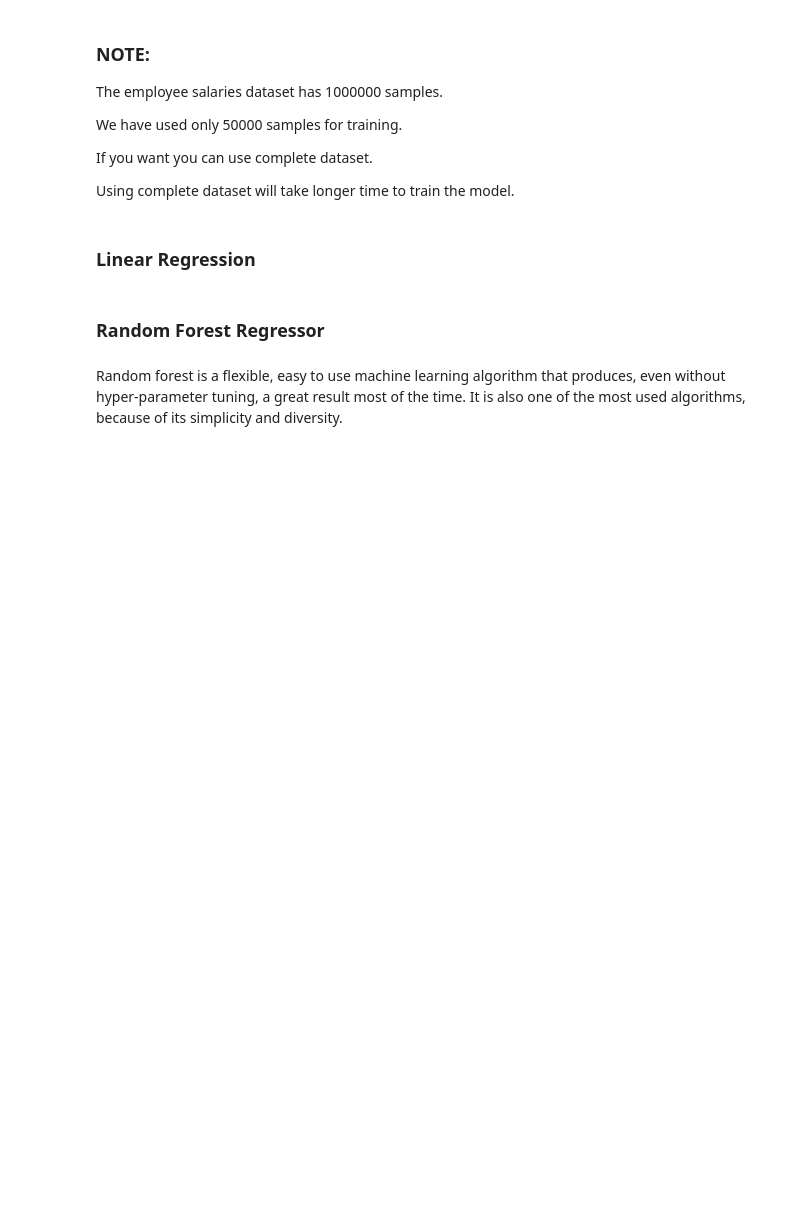
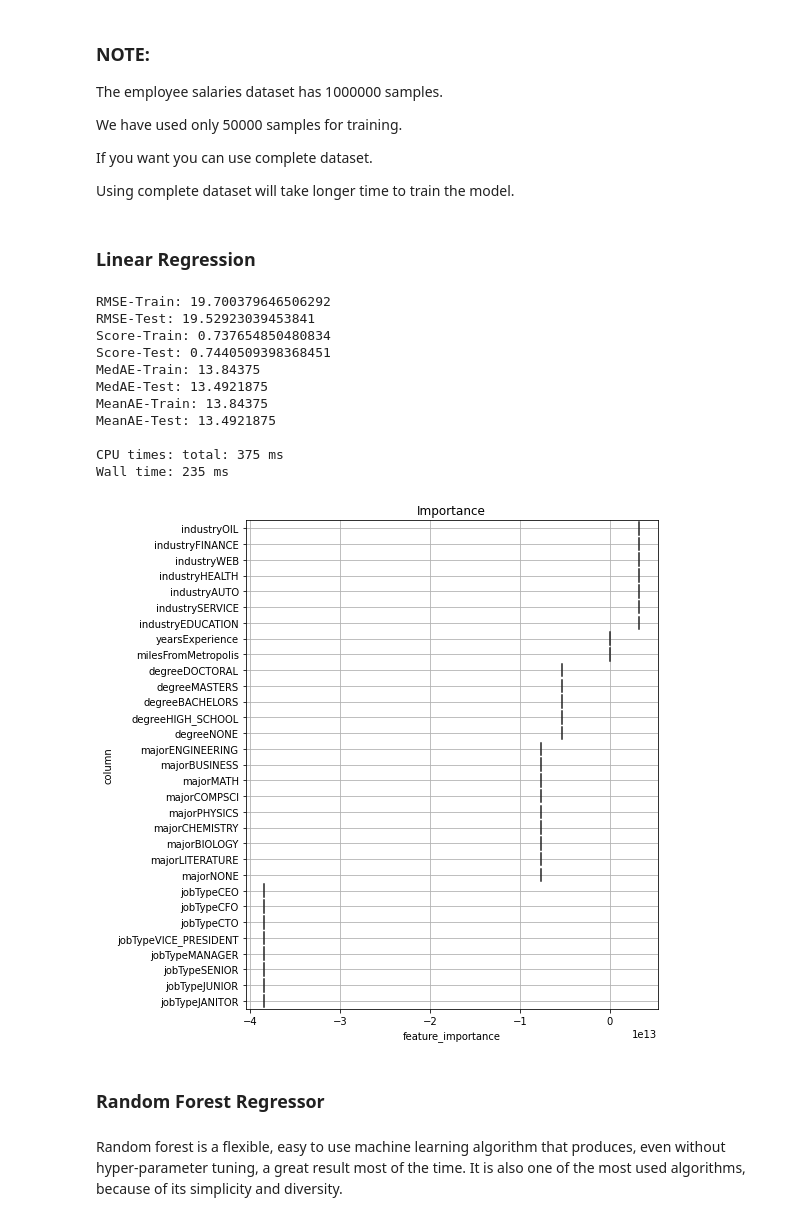
Before and after one commit to wiznikvibe/salary_regression, a Jupyter notebook: Employee_attrition_withoutcode.ipynb, the cells around one changed output. Cells and saved outputs as stored; diff of their text form; code cells hidden in the pictures; blank space fills up the shorter version.

Commit message:
Analysis and Model Building

```diff
--- a/Employee_attrition_withoutcode.ipynb
+++ b/Employee_attrition_withoutcode.ipynb
@@ -1334,7 +926,7 @@ train_X =
 # %%
 #importing Sklearn library for spliting train dataset into train and test dataset(size=0.2)
 from sklearn.model_selection import train_test_split
-X_train, X_test, Y_train, Y_test =
+X_train, X_test, y_train, y_test = train_test_split(train_X,train_Y, test_size=0.3)
 # %%
 # importing necessary libraries for geting metrics of models
 import math
@@ -1362,28 +964,38 @@ def print_score(m):
 def visualize_importance(feature_importances, feat_train_df):
 
     # creating dataframe for feature name and feature importance
-    feature_importance_df =
+    feature_importance_df = pd.DataFrame()
 
-    _df =
-    _df['feature_importance'] =
-    _df['column'] =
-    feature_importance_df =
+    _df = pd.DataFrame()
+    _df['feature_importance'] = feature_importances
+    _df['column'] = feat_train_df.columns
+    feature_importance_df = pd.concat([feature_importance_df,
+    _df], axis=0, ignore_index=True)
 
 
     # grouping all data and sorting in descending order
-    order =
+    order = feature_importance_df.groupby('column')\
+        .sum()[['feature_importance']]\
+        .sort_values('feature_importance', ascending=False).index[:50]
 
 
 
 
     # ploting feature importance data using boxenplot
     fig, ax = plt.subplots(figsize=(8, max(6, len(order) * .25)))
-
-
-
-
-
-
+    sns.boxenplot(
+        data=feature_importance_df,
+        x='feature_importance',
+        y='column',
+        order= order,
+        ax= ax,
+        palette='viridis',
+        orient='h'
+    )
+    ax.tick_params(axis='x', rotation=0)
+    ax.set_title("Importance")
+    ax.grid()
+    fig.tight_layout()
 
     return fig, ax
 # %% [markdown]
@@ -1400,26 +1012,39 @@ Using complete dataset will take longer time to train the model.
 # %%
 %%time
 # Fit a Linear Regression model to the train dataset
 
 # Import LinearRegressor
 from sklearn.linear_model import LinearRegression
 
 # Instantiate the model
-lModel =
+lModel = LinearRegression()
 
 
 # Fit the model to the data
-
+lModel.fit(X_train,y_train)
 
 
 
 # print score of the model
-
+print_score(lModel)
 
 
 
 # visualizing the inportance of features.
-fig, ax =
+fig, ax = visualize_importance(lModel.coef_, train_X)
+# %% [output]
+RMSE-Train: 19.700379646506292
+RMSE-Test: 19.52923039453841
+Score-Train: 0.737654850480834
+Score-Test: 0.7440509398368451
+MedAE-Train: 13.84375
+MedAE-Test: 13.4921875
+MeanAE-Train: 13.84375
+MeanAE-Test: 13.4921875
+
+CPU times: total: 375 ms
+Wall time: 235 ms
+[figure, added]
 # %% [markdown]
 ### Random Forest Regressor
 # %% [markdown]
```
Also changed, not shown: parts of 51 cells of this notebook.
